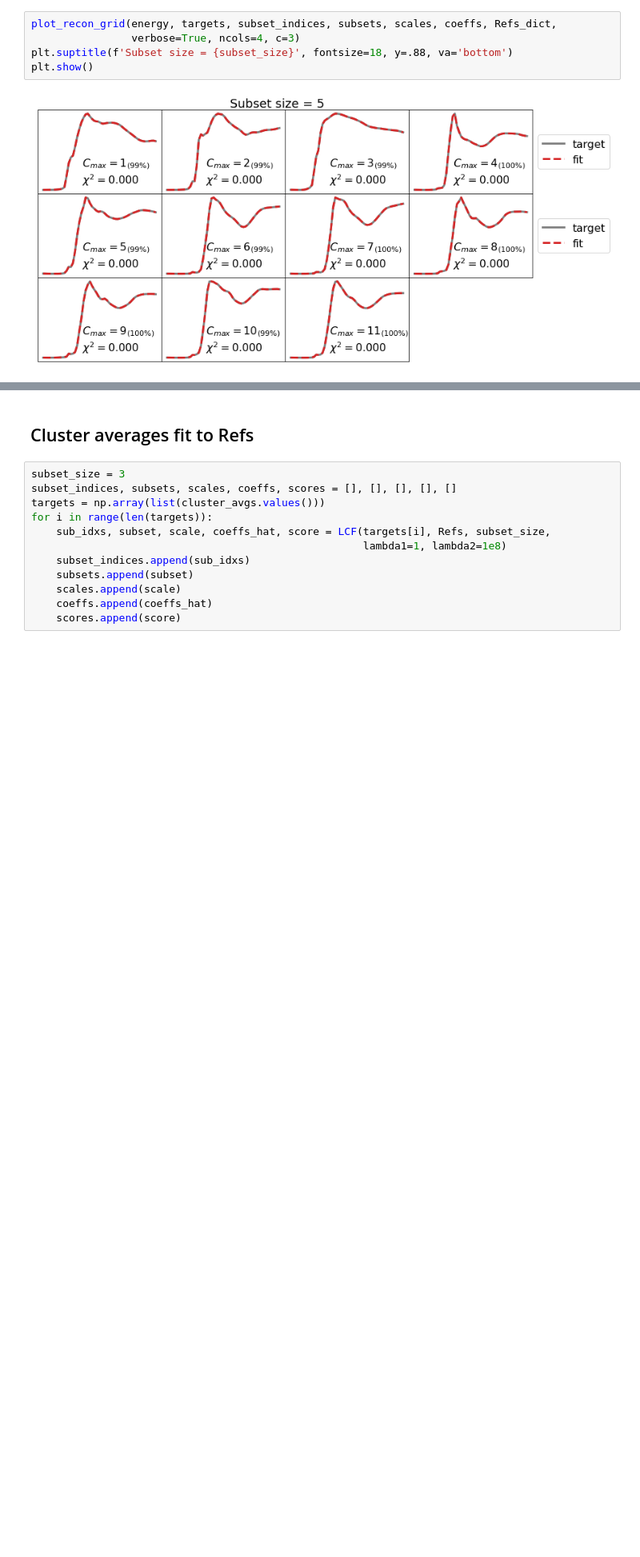
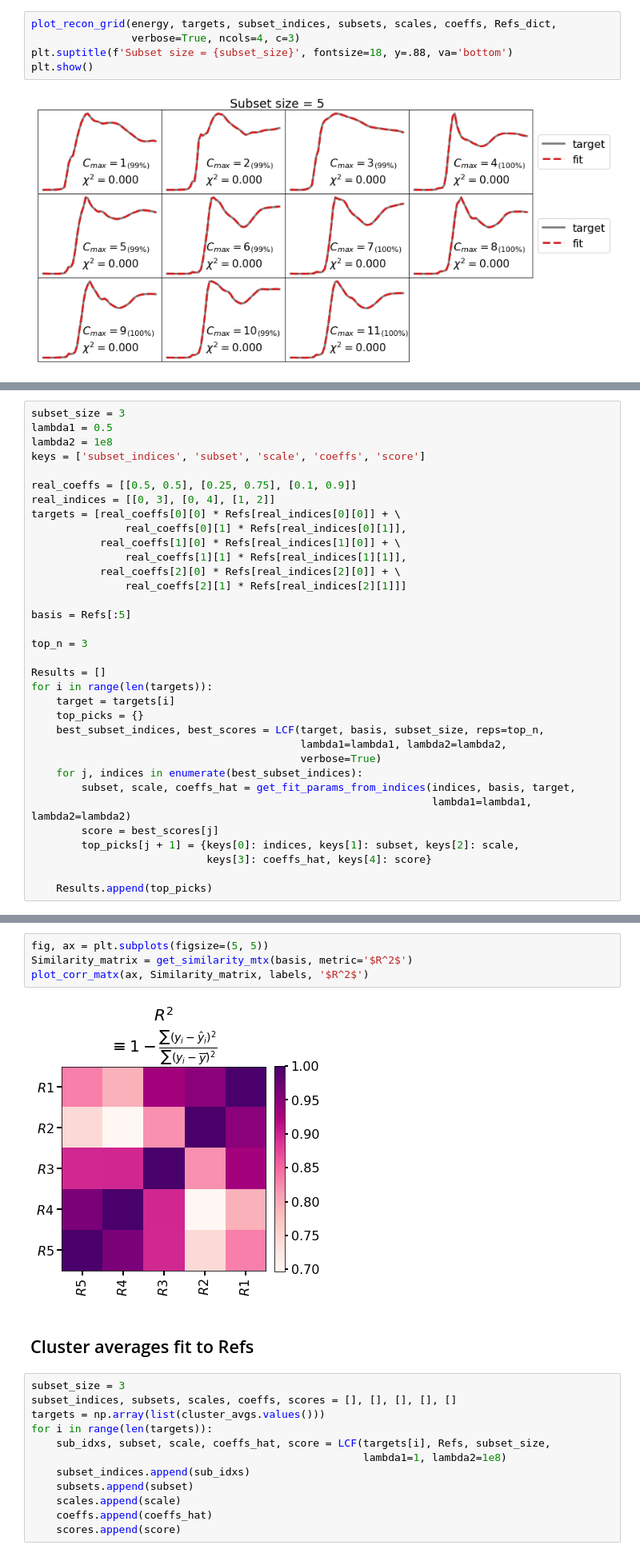
Before and after one commit to stetef/nano-XANES-microscopy-of-Fe, a Jupyter notebook: Analysis & Visualization.ipynb, the cells around one changed output, grey strips where cells are left out. Shown at 80% size. Drawn from its saved outputs; the diff is of its cells as text; blank space fills up the shorter version.

```diff
--- a/Analysis & Visualization.ipynb
+++ b/Analysis & Visualization.ipynb
@@ -625,0 +631,34 @@ plt.show()
+# %%
+subset_size = 3
+lambda1 = 0.5
+lambda2 = 1e8
+keys = ['subset_indices', 'subset', 'scale', 'coeffs', 'score']
+
+real_coeffs = [[0.5, 0.5], [0.25, 0.75], [0.1, 0.9]]
+real_indices = [[0, 3], [0, 4], [1, 2]]
+targets = [real_coeffs[0][0] * Refs[real_indices[0][0]] + \
+               real_coeffs[0][1] * Refs[real_indices[0][1]],
+           real_coeffs[1][0] * Refs[real_indices[1][0]] + \
+               real_coeffs[1][1] * Refs[real_indices[1][1]],
+           real_coeffs[2][0] * Refs[real_indices[2][0]] + \
+               real_coeffs[2][1] * Refs[real_indices[2][1]]]
+
+basis = Refs[:5]
+
+top_n = 3
+
+Results = []
+for i in range(len(targets)):
+    target = targets[i]
+    top_picks = {}
+    best_subset_indices, best_scores = LCF(target, basis, subset_size, reps=top_n,
+                                           lambda1=lambda1, lambda2=lambda2,
+                                           verbose=True)
+    for j, indices in enumerate(best_subset_indices):
+        subset, scale, coeffs_hat = get_fit_params_from_indices(indices, basis, target,
+                                                                lambda1=lambda1, lambda2=lambda2)
+        score = best_scores[j]
+        top_picks[j + 1] = {keys[0]: indices, keys[1]: subset, keys[2]: scale,
+                            keys[3]: coeffs_hat, keys[4]: score}
+
+    Results.append(top_picks)
@@ -626,3 +760,9 @@ plt.show()
+# %%
+fig, ax = plt.subplots(figsize=(5, 5))
+Similarity_matrix = get_similarity_mtx(basis, metric='$R^2$')
+plot_corr_matx(ax, Similarity_matrix, labels, '$R^2$')
+# %% [output]
+[figure, added]
 # %% [markdown]
 ## Cluster averages fit to Refs
 # %%
```
Also changed, not shown: parts of 15 cells of this notebook, 2 other files.
